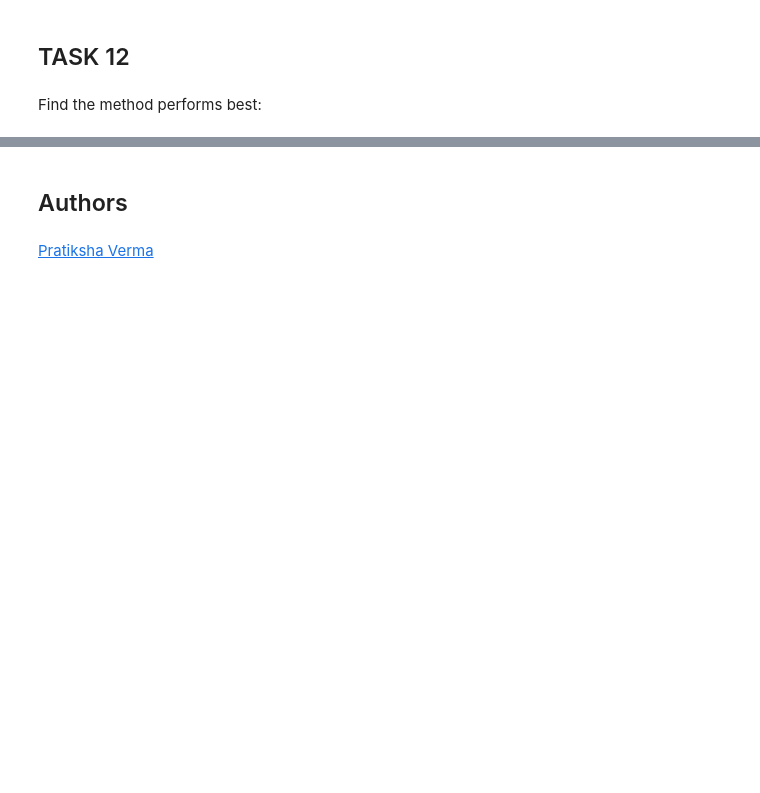
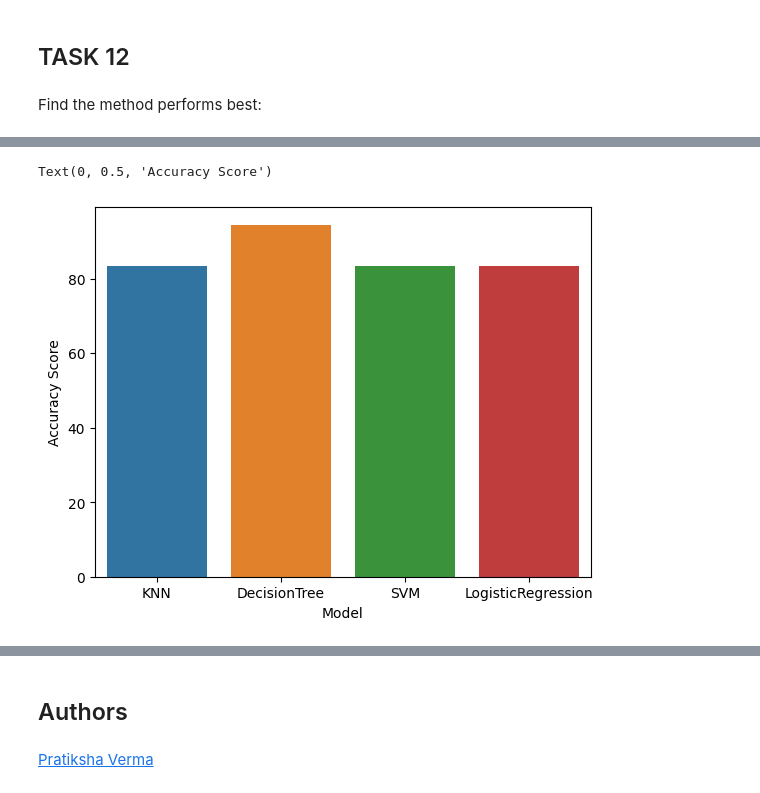
Before and after one commit to constructm/applied-data-science-capstone-project, a Jupyter notebook: SpaceX_Machine_Learning_Prediction_Part_5.jupyterlite.ipynb, the cells around one changed output, grey strips where cells are left out. Drawn from its saved outputs; the diff is of its cells as text; code cells hidden in the pictures; blank space fills up the shorter version.

Commit message:
added bar char for model accuracy scores

```diff
--- a/SpaceX_Machine_Learning_Prediction_Part_5.jupyterlite.ipynb
+++ b/SpaceX_Machine_Learning_Prediction_Part_5.jupyterlite.ipynb
@@ -343,2 +343,10 @@ models.sort_values(by='R-squared Score', ascending=False)
 | 2 | SVM | 83.333333 |
 | 3 | LogisticRegression | 83.333333 |
+# %%
+# displaying models using bar chart
+
+sns.barplot(data=models, x='Model', y='R-squared Score')
+plt.ylabel('Accuracy Score')
+# %% [output]
+Text(0, 0.5, 'Accuracy Score')
+[figure, added]
```
Also changed, not shown: parts of 7 cells of this notebook.
